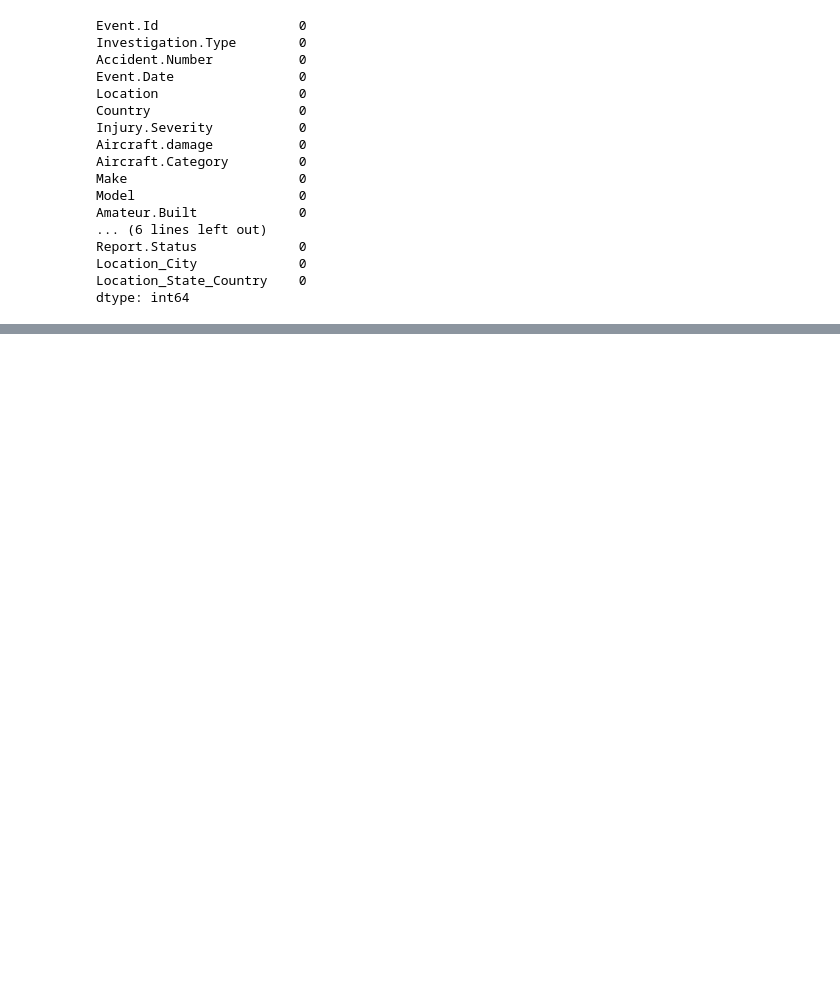
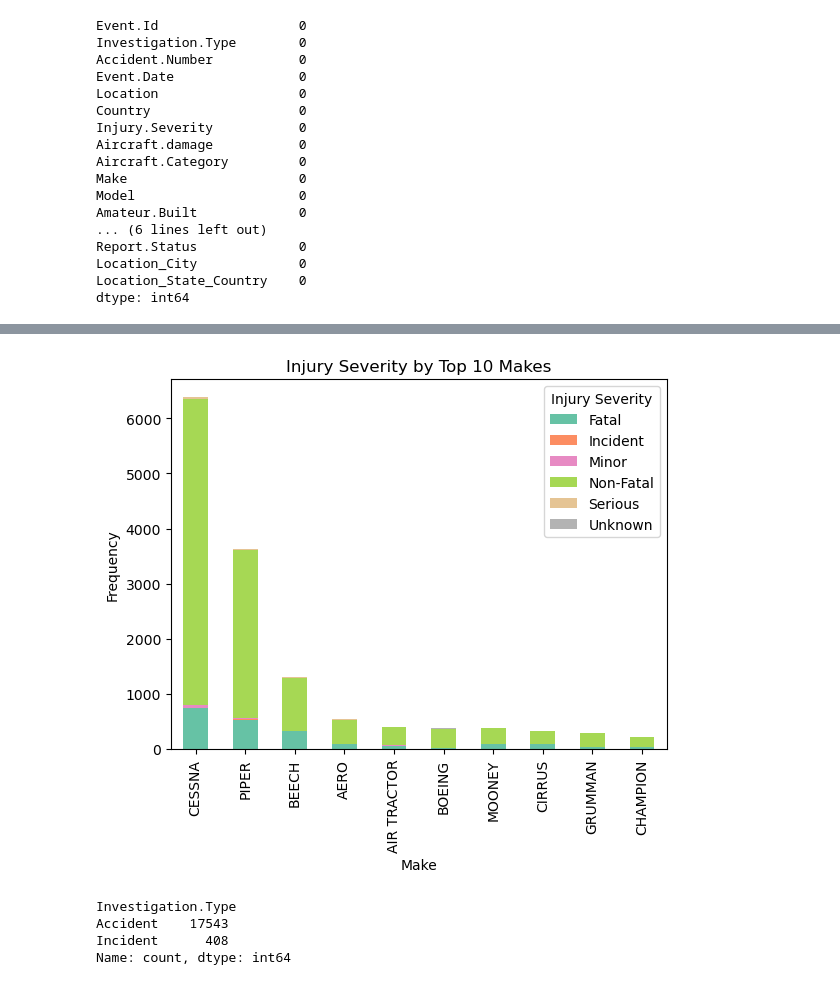
Before and after one commit to DBAfox/Phase_1_project, a Jupyter notebook: index.ipynb, the cells around one changed output, grey strips where cells are left out. Saved outputs shown, nothing was run; the diff lists cells and outputs as text; code cells hidden in the pictures; blank space fills up the shorter version.

```diff
--- a/index.ipynb
+++ b/index.ipynb
@@ -1268,0 +1445,23 @@ dtype: int64
+# %%
+df['Make'] = df['Make'].map(lambda x: 'CESSNA' if isinstance(x, str) and 'CESSNA' in x else x)
+df['Make'] = df['Make'].map(lambda x: 'AIR TRACTOR' if isinstance(x, str) and 'AIR TRACTOR' in x else x)
+df['Make'] = df['Make'].map(lambda x: 'GRUMMAN' if isinstance(x, str) and 'GRUMMAN' in x else x)
+df['Make'] = df['Make'].map(lambda x: 'PIPER' if isinstance(x, str) and 'PIPER' in x else x)
+df['Make'] = df['Make'].map(lambda x: 'BEECH' if isinstance(x, str) and 'BEECH' in x else x)
+df['Make'] = df['Make'].map(lambda x: 'DIAMOND' if isinstance(x, str) and 'DIAMOND' in x else x)
+df['Make'] = df['Make'].map(lambda x: 'AYRES' if isinstance(x, str) and 'AYRES' in x else x)
+df['Make'] = df['Make'].map(lambda x: 'CIRRUS' if isinstance(x, str) and 'CIRRUS' in x else x)
+df['Make'] = df['Make'].map(lambda x: 'BELLANCA' if isinstance(x, str) and 'BELLANCA' in x else x)
+df['Make'] = df['Make'].map(lambda x: 'ROCKWELL' if isinstance(x, str) and 'ROCKWELL' in x else x)
+df['Make'] = df['Make'].map(lambda x: 'AERO' if isinstance(x, str) and 'AERO' in x else x)
+df['Make'] = df['Make'].map(lambda x: 'AERONCA' if isinstance(x, str) and 'AERONCA' in x else x)
+df['Make'] = df['Make'].map(lambda x: 'MOONEY' if isinstance(x, str) and 'MOONEY' in x else x)
+df['Make'] = df['Make'].map(lambda x: 'DEHAVILLAND' if isinstance(x, str) and 'DEHAVILLAND' in x else x)
+df['Make'] = df['Make'].map(lambda x: 'BOEING' if isinstance(x, str) and 'BOEING' in x else x)
+df['Make'] = df['Make'].map(lambda x: 'CHAMPION' if isinstance(x, str) and 'CHAMPION' in x else x)
+df['Make'] = df['Make'].map(lambda x: 'SCHWEIZER' if isinstance(x, str) and 'SCHWEIZER' in x else x)
+df['Make'] = df['Make'].map(lambda x: 'DEHAVILLAND' if isinstance(x, str) and 'DE HAVILLAND' in x else x)
+df['Make'] = df['Make'].map(lambda x: 'WEATHERLY' if isinstance(x, str) and 'WEATHERLY' in x else x)
+df['Make'] = df['Make'].map(lambda x: 'NORTH AMERICAN' if isinstance(x, str) and 'NORTH AMERICAN' in x else x)
+df['Make'] = df['Make'].map(lambda x: 'WSK' if isinstance(x, str) and 'WSK' in x else x)
+df['Make'] = df['Make'].map(lambda x: 'RAYTHEON' if isinstance(x, str) and 'RAYTHEON' in x else x)
@@ -1268,0 +1505,30 @@ dtype: int64
+# %%
+top_10_make = df['Make'].value_counts().head(10).index.tolist()
+
+# Filter the DataFrame to include only the top 5 car makes
+filtered_df = df[df['Make'].isin(top_10_make)]
+
+# Create the grouped DataFrame
+grouped_df = filtered_df.groupby(['Make', 'Injury.Severity']).size().unstack(fill_value=0)
+grouped_df = grouped_df.loc[grouped_df.sum(axis=1).sort_values(ascending=False).index]
+# Plot the grouped bar plot using Seaborn
+grouped_df.plot(kind='bar', stacked=True, colormap='Set2')
+
+# Add labels and title
+plt.xlabel('Make')
+plt.ylabel('Frequency')
+plt.title('Injury Severity by Top 10 Makes')
+
+# Show the plot
+plt.xticks()  # Rotate x-axis labels for better visibility
+plt.legend(title='Injury Severity')  # Add legend for injury severity
+plt.show()
+# %% [output]
+[figure, added]
+# %%
+df['Investigation.Type'].value_counts()
+# %% [output]
+Investigation.Type
+Accident    17543
+Incident      408
+Name: count, dtype: int64
```
Also changed, not shown: parts of 76 cells of this notebook.
